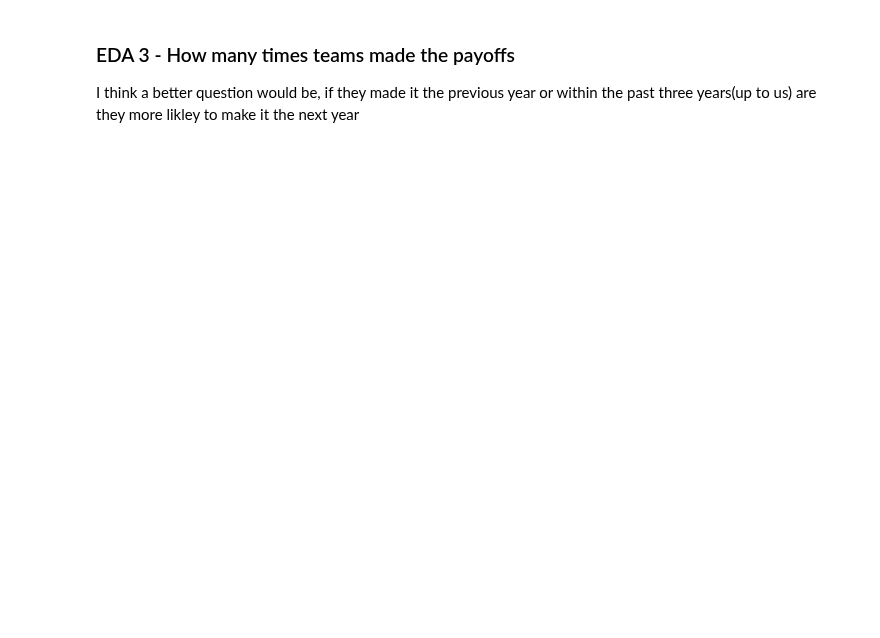
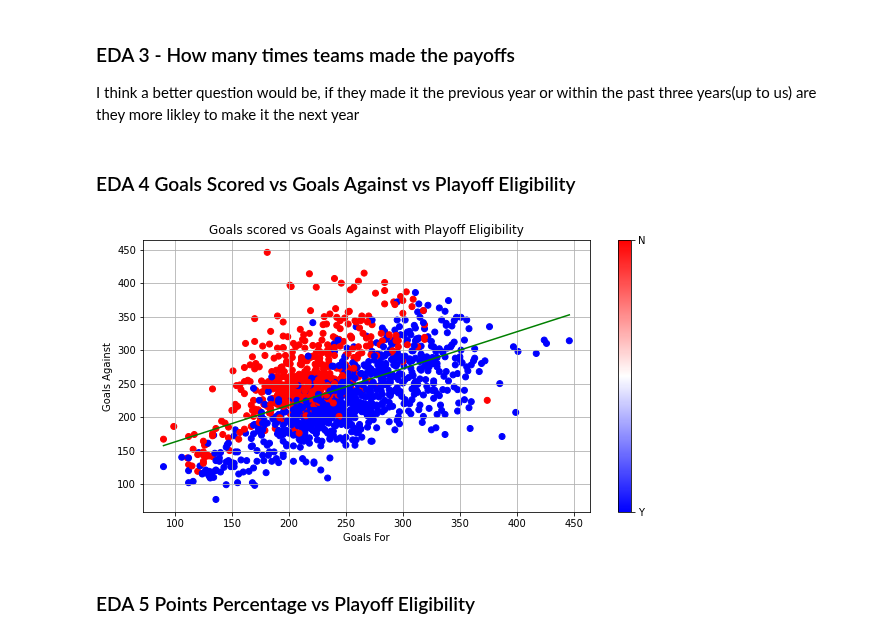
Before and after one commit to cstainsby/HockeyDataProject, a Jupyter notebook: EDA.ipynb, the cells around one changed output. Drawn from its saved outputs; the diff is of its cells as text; code cells hidden in the pictures; blank space fills up the shorter version.

Commit message:
Bit of plots

```diff
--- a/EDA.ipynb
+++ b/EDA.ipynb
@@ -151,3 +152,44 @@ plt.show()
 ### EDA 3 - How many times teams made the payoffs
 
 I think a better question would be, if they made it the previous year or within the past three years(up to us) are they more likley to make it the next year
+# %% [markdown]
+### EDA 4 Goals Scored vs Goals Against vs Playoff Eligibility
+# %%
+importlib.reload(mysklearn)
+
+dataset_titles = league_standing_pytable.column_names
+dataset = league_standing_pytable.data
+x_col_name = "GF"
+y_col_name = "GA"
+groupby_col = "PLAYOFFS"
+
+wins_col = league_standing_pytable.get_column(x_col_name)
+losses_col = league_standing_pytable.get_column(y_col_name)
+class_col = league_standing_pytable.get_column(groupby_col)
+
+unique_class_vals, parallel_numbered_vals = myutils.unique_vals(class_col)
+
+x_index = dataset_titles.index(x_col_name)
+y_index = dataset_titles.index(y_col_name)
+
+cleaned_x, cleaned_y = myutils.find_all_non_NA_matches(wins_col, losses_col)
+m, b = myutils.compute_slope_intercept(cleaned_x, cleaned_y)
+
+corre_coeff = myutils.calculate_correlation_coefficient(cleaned_x, cleaned_y)
+covarience = myutils.calculate_covarience(cleaned_x, cleaned_y)
+
+plt.figure(figsize=(10,5))
+plt.title("Goals scored vs Goals Against with Playoff Eligibility")
+plt.ylabel("Goals Against")
+plt.xlabel("Goals For")
+plt.scatter(cleaned_x, cleaned_y, c = parallel_numbered_vals, marker="o", cmap="bwr")
+plt.plot([min(cleaned_x), max(cleaned_x)], [m * min(cleaned_x) + b, m * max(cleaned_x) + b], c="g")
+cbar = plt.colorbar()
+cbar.set_ticks([i for i in range(len(unique_class_vals))])
+cbar.set_ticklabels(unique_class_vals)
+plt.grid(True)
+plt.show()
+# %% [output]
+[figure, added]
+# %% [markdown]
+### EDA 5 Points Percentage vs Playoff Eligibility
```
Also changed, not shown: parts of 1 cell of this notebook.
